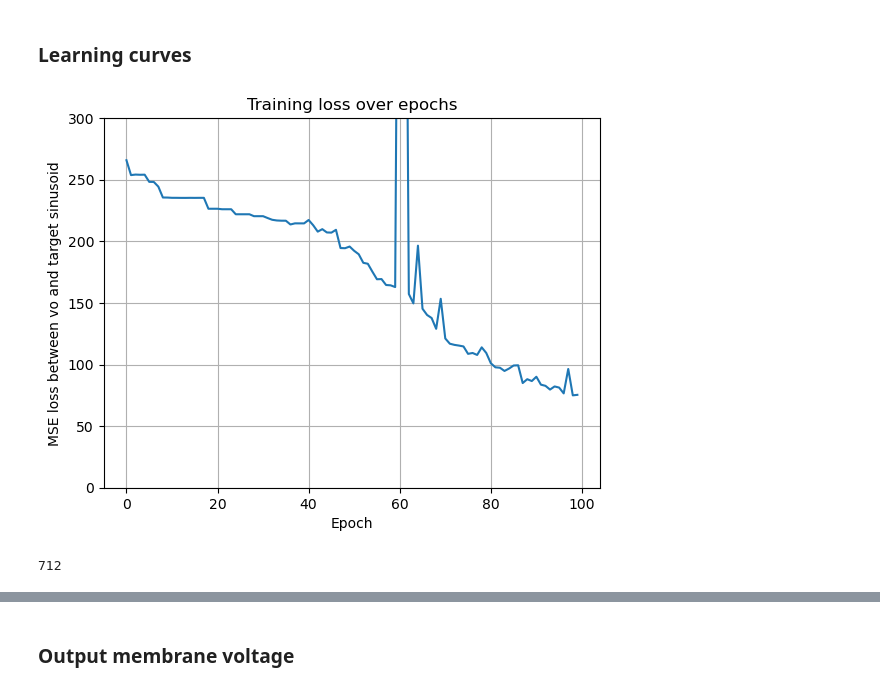
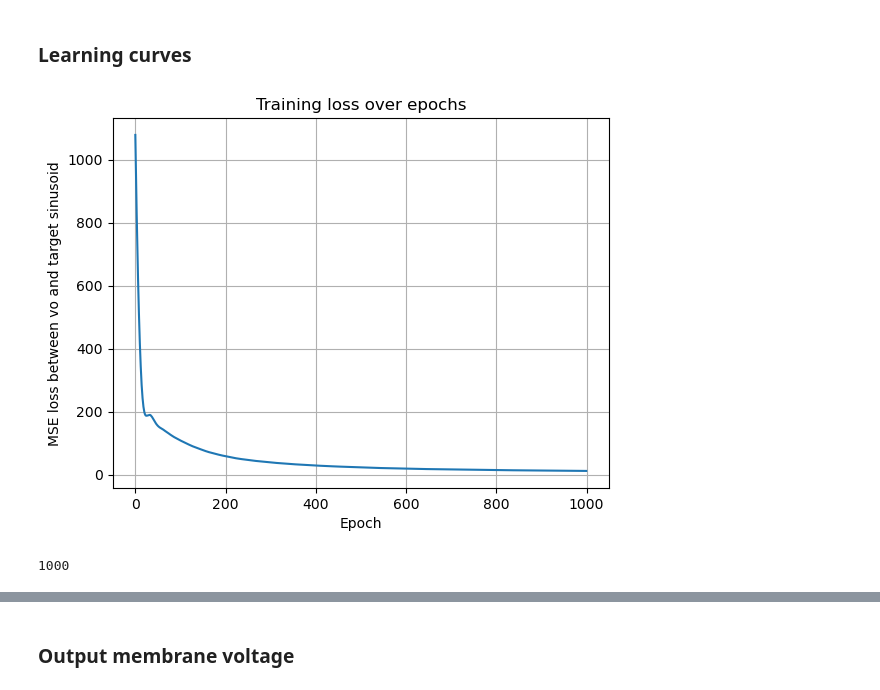
Before and after one commit to jl3720/hw-aware-eprop, a Jupyter notebook: notebooks/sinusoids_eprop.ipynb, the cells around one changed output, grey strips where cells are left out. Cells and saved outputs as stored; diff of their text form; code cells hidden in the pictures.

Commit message:
Successfully trained on sum of sinusoids task with e-prop, and scaled initialisation.

```diff
--- a/notebooks/sinusoids_eprop.ipynb
+++ b/notebooks/sinusoids_eprop.ipynb
@@ -204,17 +204,26 @@ class RSNN(nn.Module):
         self.w_out = nn.Parameter(torch.Tensor(self.n_out, self.n_rec))
         self.output_bias = 0.  # TODO: Add output bias, should this be a vector?
 
-        w_init_gain = [0.2, 0.01, 0.2]
+        # w_init_gain = [0.5, 0.1, 0.5]
         self.init_params(w_init_gain)
 
     def init_params(self, gain):
         """Perform He Initialisation on network parameters"""
-        nn.init.kaiming_normal_(self.w_in)
-        self.w_in.data *= gain[0]
-        nn.init.kaiming_normal_(self.w_rec)
-        self.w_rec.data += gain[1]
-        nn.init.kaiming_normal_(self.w_out)
-        self.w_out.data += gain[2]
+        # nn.init.kaiming_normal_(self.w_in, mode="fan_in", nonlinearity="relu")
+        # self.w_in.data *= gain[0]
+        # nn.init.kaiming_normal_(self.w_rec, mode="fan_in", nonlinearity="relu")
+        # self.w_rec.data += gain[1]
+        # nn.init.kaiming_normal_(self.w_out, mode="fan_in", nonlinearity="relu")
+        # self.w_out.data += gain[2]
+
+        # Try Xavier init with scale rel to decay rate
+        weight_scale = 1 - self.alpha  # Can multiply this as well
+
+        nn.init.normal_(self.w_in, mean=0, std=np.sqrt(self.n_in))
+        nn.init.normal_(self.w_rec, mean=0, std=weight_scale/np.sqrt(self.n_rec))
+        nn.init.normal_(self.w_out, mean=0, std=weight_scale/np.sqrt(self.n_rec))
+
+
 
     def reset_network(self):
         """Set membrane potentials, spikes, and gradients to zero.
@@ -275,7 +284,7 @@ class RSNN(nn.Module):
         return self.yo, self.vo
 
     def calc_loss(self, vo, y_target):
-        """Calculate cross entropy loss (using output membrane potentials)
+        """Calculate model loss (using output membrane potentials)
 
         Parameters:
             vo: Output membrane potentials [T, BS, NUM_OUTPUTS]
@@ -527,13 +537,13 @@ KeyboardInterrupt:
 # %%
 plt.title("Training loss over epochs")
 plt.xlabel("Epoch")
 plt.ylabel("MSE loss between vo and target sinusoid")
 plt.plot(train_loss_hist)
-plt.ylim((0, 300))
+# plt.ylim((0, 300))
 plt.grid()
 # %% [output]
-[figure, old version]
+[figure, new version]
 # %%
 len(train_loss_hist)
 # %% [output]
-712
+1000
```
Also changed, not shown: parts of 11 cells of this notebook.
